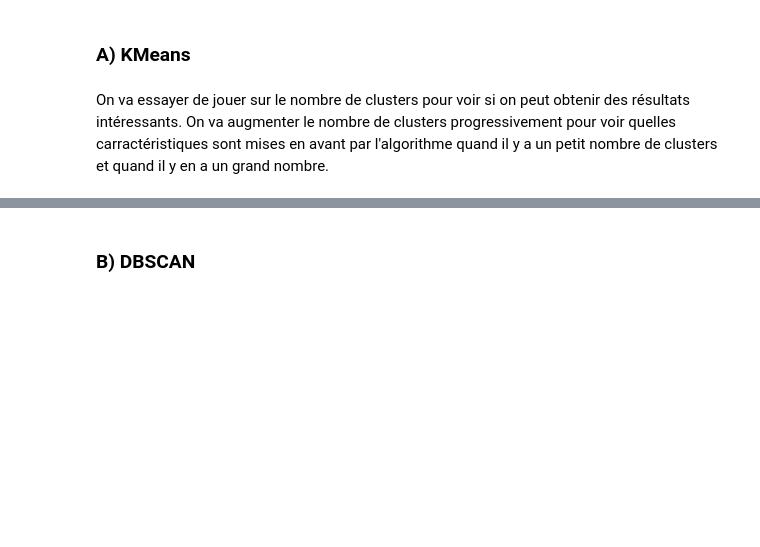
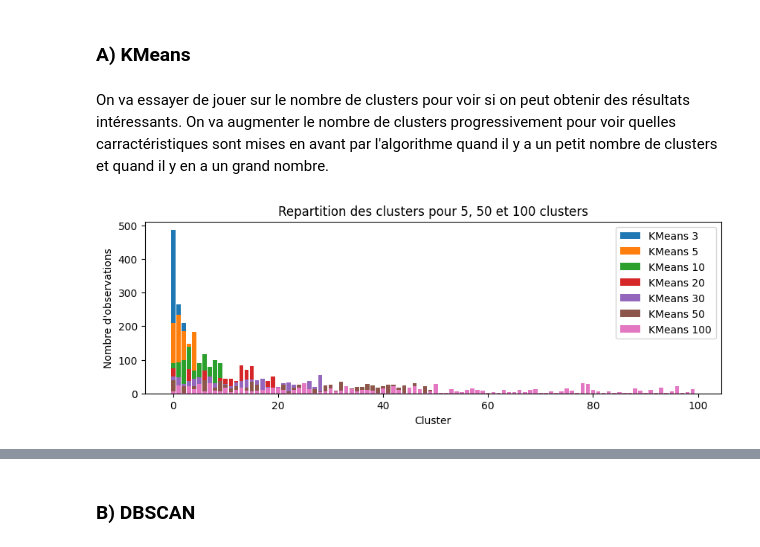
Before and after one commit to Bast-94/FTML-project, a Jupyter notebook: 7-Application_of_unsupervised_learning.ipynb, the cells around one changed output, grey strips where cells are left out. Drawn from its saved outputs; the diff is of its cells as text; code cells hidden in the pictures; blank space fills up the shorter version.

```diff
--- a/7-Application_of_unsupervised_learning.ipynb
+++ b/7-Application_of_unsupervised_learning.ipynb
@@ -242,0 +267,11 @@ kmeans_100 = build_kmeans(100)
+# %%
+plt.figure(figsize=(10, 3))
+for label, name in zip(list_label, list_label_name):
+    plt.bar(np.arange(len(np.bincount(label))), np.bincount(label), label=name)
+plt.xlabel("Cluster")
+plt.ylabel("Nombre d'observations")
+plt.legend()
+plt.title("Repartition des clusters pour 5, 50 et 100 clusters")
+plt.show()
+# %% [output]
+[figure, added]
```
Also changed, not shown: parts of 26 cells of this notebook.
